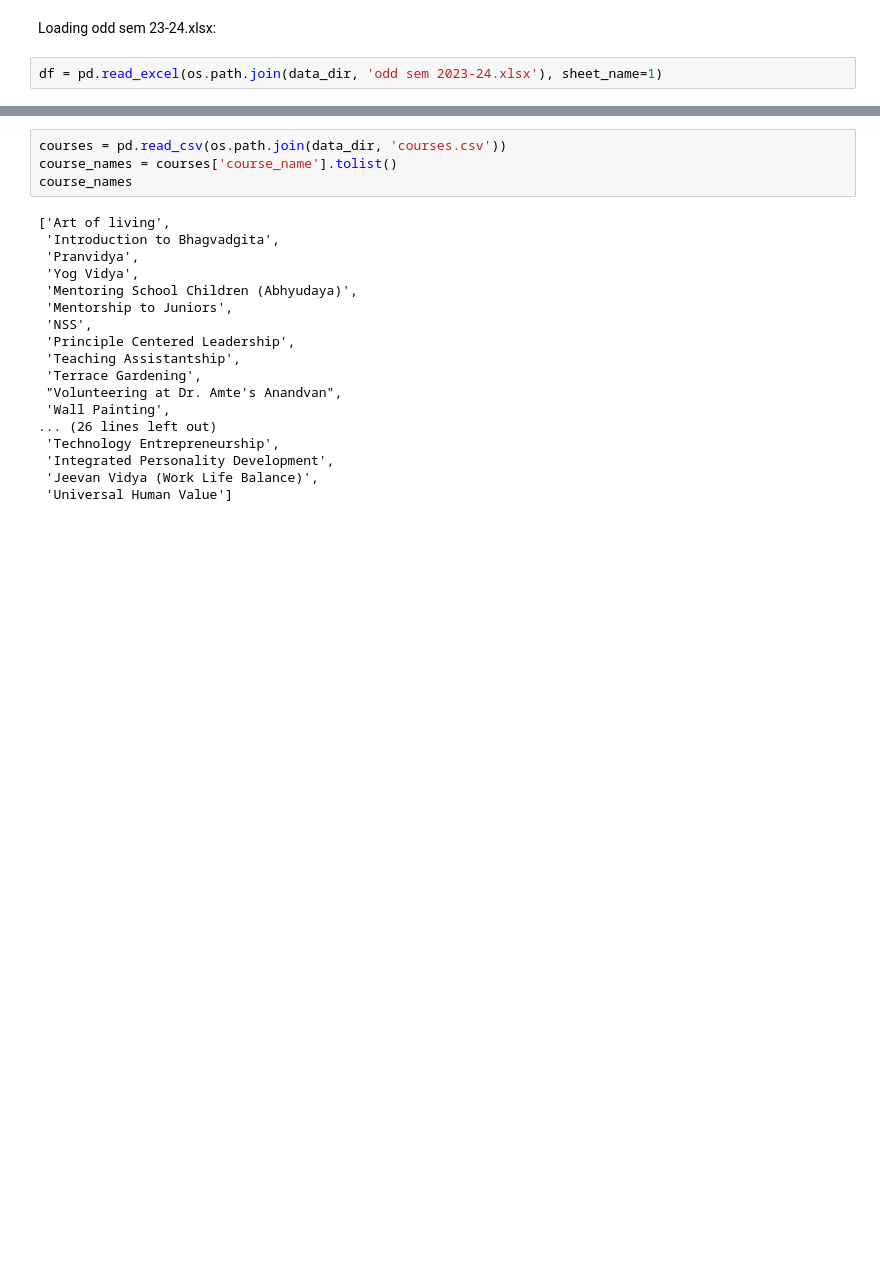
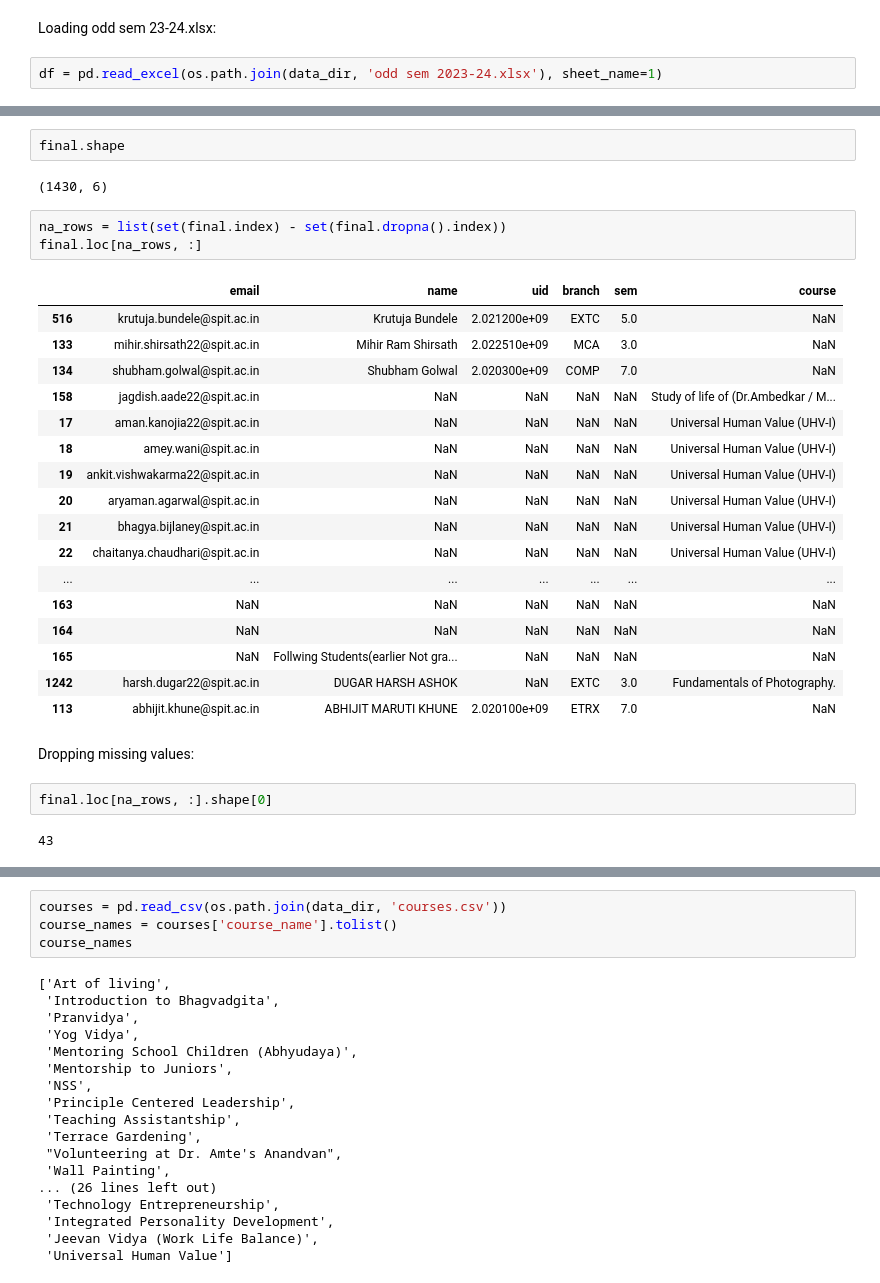
Before and after one commit to Hitstar53/SEVA-SATVA-Course-Analyzer, a Jupyter notebook: preprocess/preprocessing-sheet3.ipynb, the cells around one changed output, grey strips where cells are left out. Drawn from its saved outputs; the diff is of its cells as text; blank space fills up the shorter version.

```diff
--- a/preprocessing-sheet3.ipynb
+++ b/preprocess/preprocessing-sheet3.ipynb
@@ -95 +73,32 @@ course    0
 dtype: int64
+# %%
+final.shape
+# %% [output]
+(1430, 6)
+# %%
+na_rows = list(set(final.index) - set(final.dropna().index))
+final.loc[na_rows, :]
+# %% [output]
+|  | email | name | uid | branch | sem | course |
+| 516 | krutuja.bundele@spit.ac.in | Krutuja Bundele | 2.021200e+09 | EXTC | 5.0 | NaN |
+| 133 | mihir.shirsath22@spit.ac.in | Mihir Ram Shirsath | 2.022510e+09 | MCA | 3.0 | NaN |
+| 134 | shubham.golwal@spit.ac.in | Shubham Golwal | 2.020300e+09 | COMP | 7.0 | NaN |
+| 158 | jagdish.aade22@spit.ac.in | NaN | NaN | NaN | NaN | Study of life of (Dr.Ambedkar / M... |
+| 17 | aman.kanojia22@spit.ac.in | NaN | NaN | NaN | NaN | Universal Human Value (UHV-I) |
+| 18 | amey.wani@spit.ac.in | NaN | NaN | NaN | NaN | Universal Human Value (UHV-I) |
+| 19 | ankit.vishwakarma22@spit.ac.in | NaN | NaN | NaN | NaN | Universal Human Value (UHV-I) |
+| 20 | aryaman.agarwal@spit.ac.in | NaN | NaN | NaN | NaN | Universal Human Value (UHV-I) |
+| 21 | bhagya.bijlaney@spit.ac.in | NaN | NaN | NaN | NaN | Universal Human Value (UHV-I) |
+| 22 | chaitanya.chaudhari@spit.ac.in | NaN | NaN | NaN | NaN | Universal Human Value (UHV-I) |
+| ... | ... | ... | ... | ... | ... | ... |
+| 163 | NaN | NaN | NaN | NaN | NaN | NaN |
+| 164 | NaN | NaN | NaN | NaN | NaN | NaN |
+| 165 | NaN | Follwing Students(earlier Not gra... | NaN | NaN | NaN | NaN |
+| 1242 | harsh.dugar22@spit.ac.in | DUGAR HARSH ASHOK | NaN | EXTC | 3.0 | Fundamentals of Photography. |
+| 113 | abhijit.khune@spit.ac.in | ABHIJIT MARUTI KHUNE | 2.020100e+09 | ETRX | 7.0 | NaN |
+# %% [markdown]
+Dropping missing values:
+# %%
+final.loc[na_rows, :].shape[0]
+# %% [output]
+43
```
Also changed, not shown: parts of 9 cells of this notebook.
